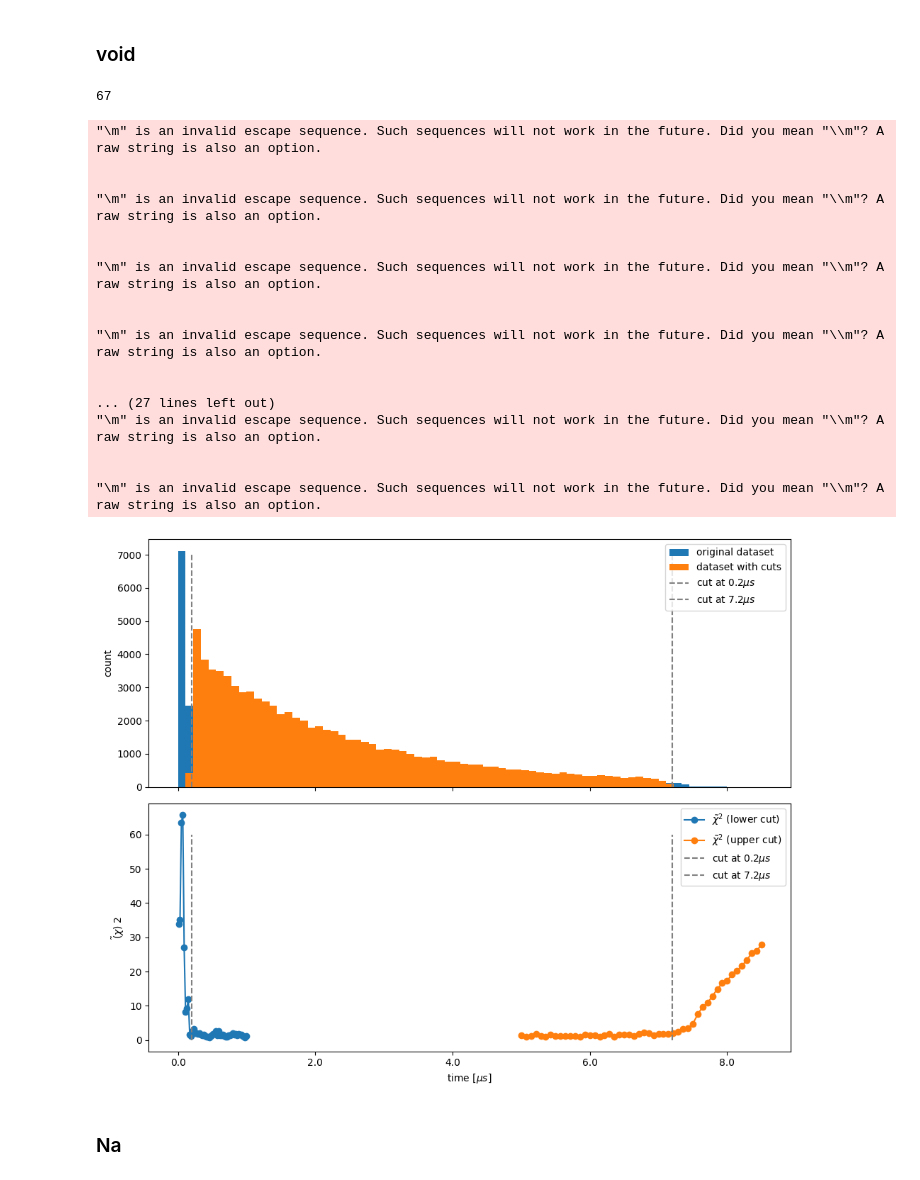
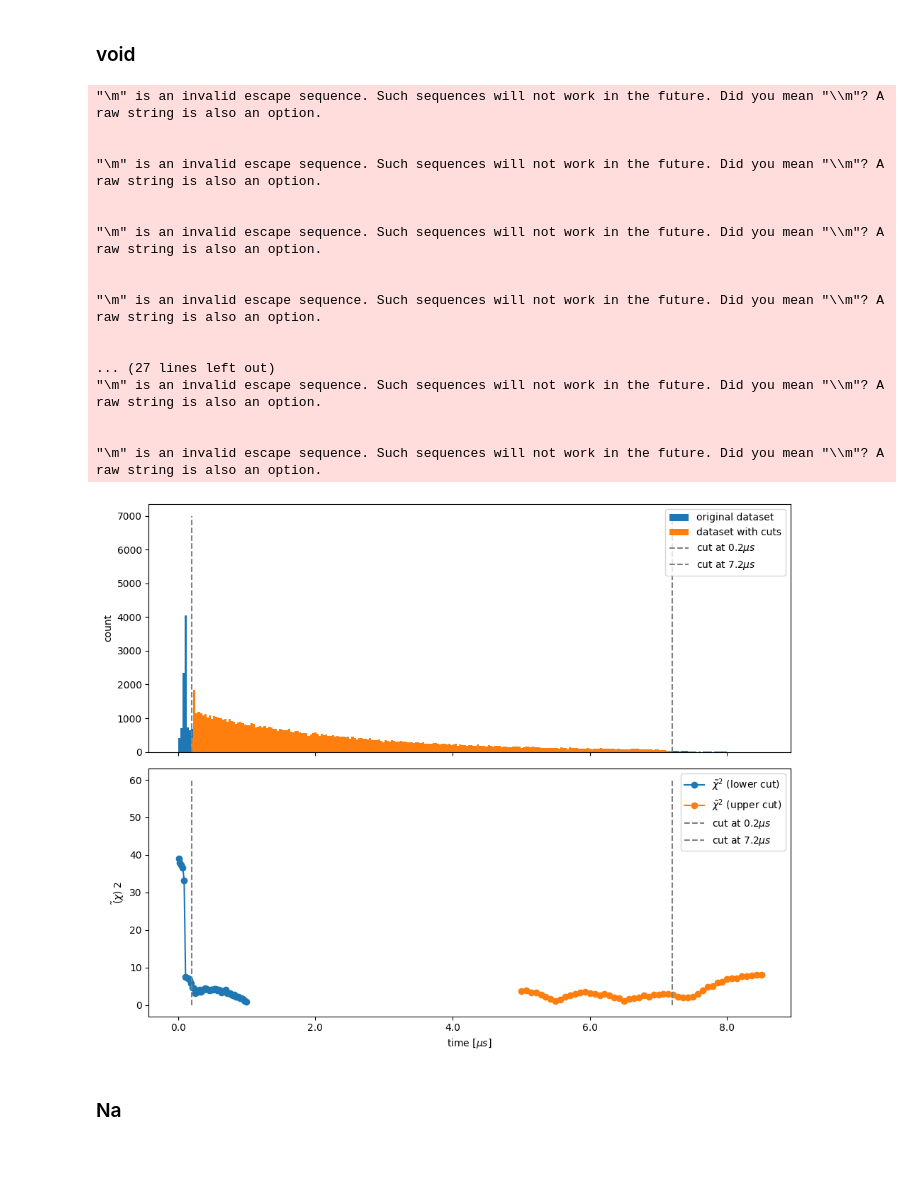
Before and after one commit to Matti-z/Lab-muons, a Jupyter notebook: hist_definitivo.ipynb, the cells around one changed output. Cells and saved outputs as stored; diff of their text form; code cells hidden in the pictures.

```diff
--- a/hist_definitivo.ipynb
+++ b/hist_definitivo.ipynb
@@ -1904,7 +1916,9 @@ fig.savefig("Photo/interpolation/pv_bins.pdf" , format="pdf")
 # %%
 start_cut_range = (1e-8,1e-6)
 end_cut_range = (5e-6,8.5e-6)
-print(n_bins)
+
+n_bins = 250
+
 errListIni=[]
 void_chiListIni = []
 
@@ -1933,8 +1947,6 @@ for i in tqdm(np.linspace(*end_cut_range)):
         raise EnvironmentError(f"interpolation failed at {i}")
     void_chiListEnd.append(void_end_cut.fval/void_end_cut.ndof)
     errListEnd.append(void_end_cut.errors["tau1"])
-# %% [output]
-67
 # %%
 edited_data = data[(data>0.2e-6) & (data<7.2e-6)]
 full_data = data
@@ -1943,8 +1955,8 @@ full_data = data
 
 fig, axes = plt.subplots(2, 1, figsize=(10, 8), sharex=True)
 
-axes[0].hist(full_data , bins=72 , range = (0,8e-6) , label = "original dataset")
-axes[0].hist(edited_data , bins=72 , range = (0,8e-6) , label = "dataset with cuts")
+axes[0].hist(full_data , bins=n_bins , range = (0,8e-6) , label = "original dataset")
+axes[0].hist(edited_data , bins=n_bins , range = (0,8e-6) , label = "dataset with cuts")
 
 
 axes[1].plot(np.linspace(*start_cut_range), void_chiListIni, "o-", label=r"$\tilde{\chi}^2$ (lower cut)")
@@ -1956,34 +1968,34 @@ axes[0].vlines(7.2e-6, 0, 7000, colors="gray", linestyle = "--", label="cut at $
 axes[1].vlines(0.2e-6, 0, 60, colors="gray", linestyle = "--", label="cut at $ 0.2 \mu s $")
 axes[1].vlines(7.2e-6, 0, 60, colors="gray", linestyle = "--", label="cut at $ 7.2 \mu s $")
 
 axes[1].set_xlabel("time $ [ \mu s] $")
 axes[1].set_ylabel(r"$ \tilde(\chi)^ 2$")
 axes[0].set_ylabel("count")
 
 axes[0].legend()
 axes[1].legend()
 
 plt.tight_layout()
 plt.savefig("Photo/interpolation/void_cuts.pdf" , format = "pdf")
 # %% [output]
 "\m" is an invalid escape sequence. Such sequences will not work in the future. Did you mean "\\m"? A raw string is also an option.
 
 
 "\m" is an invalid escape sequence. Such sequences will not work in the future. Did you mean "\\m"? A raw string is also an option.
 
 
 "\m" is an invalid escape sequence. Such sequences will not work in the future. Did you mean "\\m"? A raw string is also an option.
 
 
 "\m" is an invalid escape sequence. Such sequences will not work in the future. Did you mean "\\m"? A raw string is also an option.
 
 
 ... (27 lines left out)
 "\m" is an invalid escape sequence. Such sequences will not work in the future. Did you mean "\\m"? A raw string is also an option.
 
 
 "\m" is an invalid escape sequence. Such sequences will not work in the future. Did you mean "\\m"? A raw string is also an option.
-[figure, old version]
+[figure, new version]
 # %% [markdown]
 ### Na
 # %%
```
Also changed, not shown: parts of 34 cells of this notebook, 23 other files.
